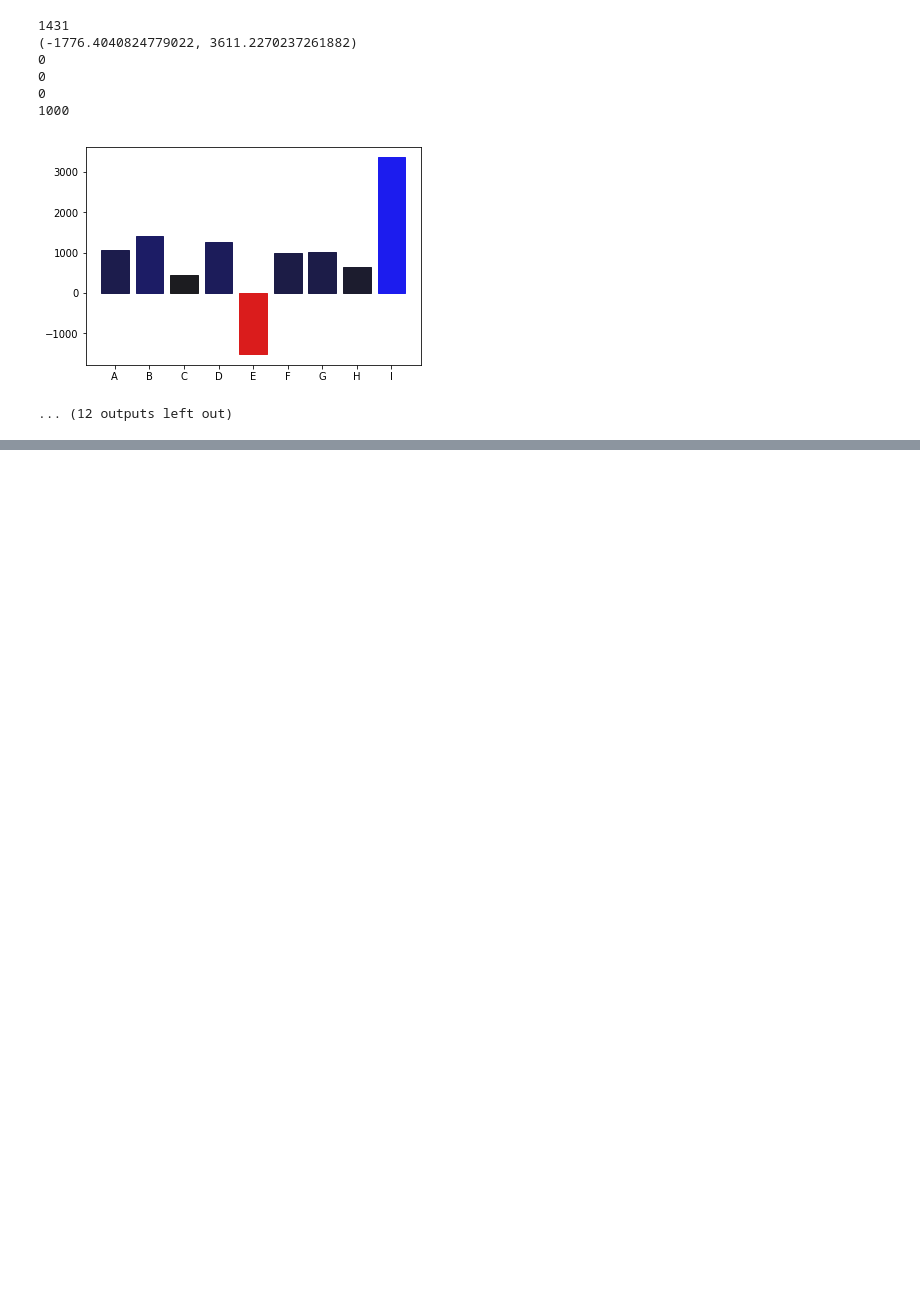
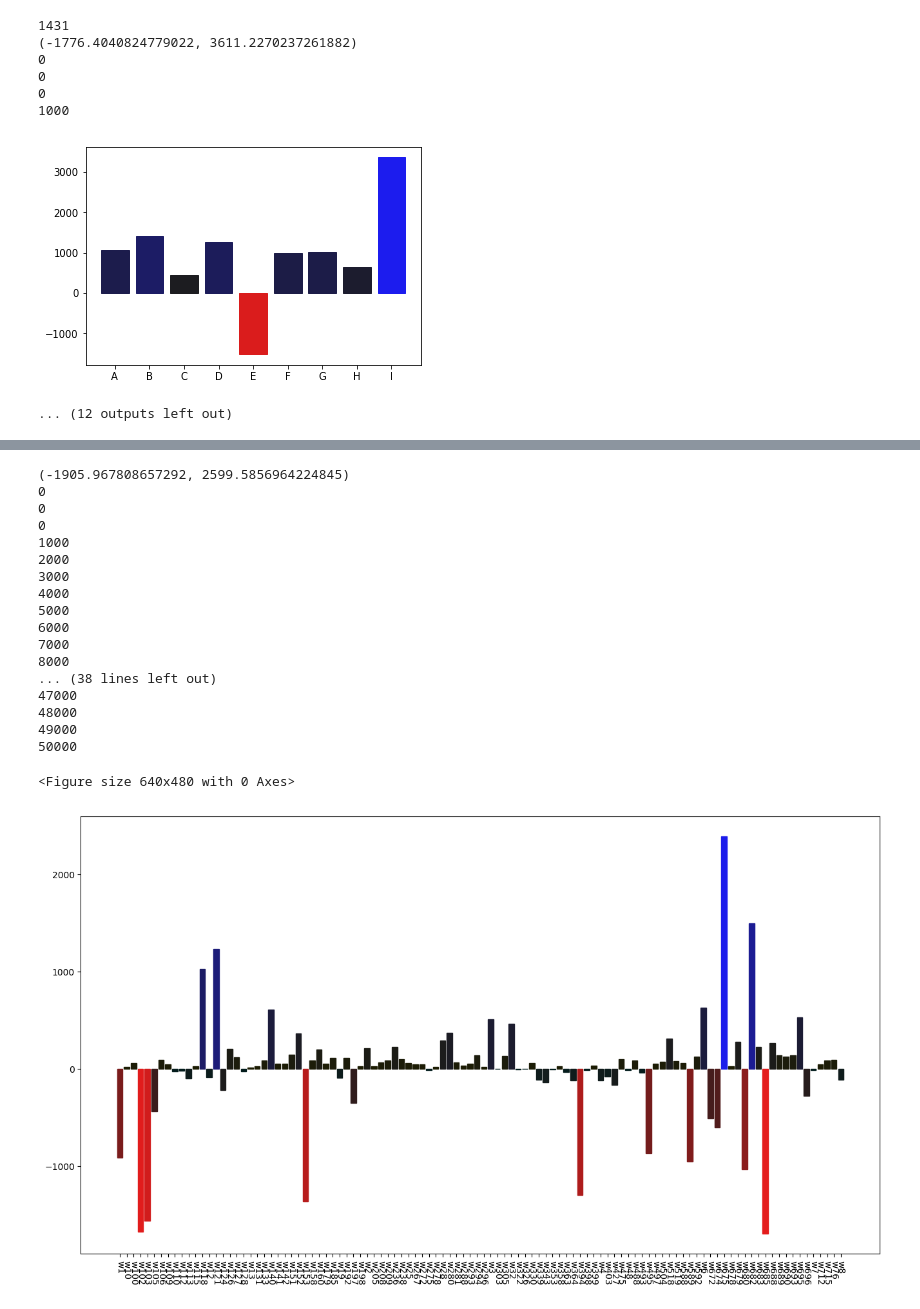
Before and after one commit to o19s/jarjar, a Jupyter notebook: animate_elo.ipynb, the cells around one changed output, grey strips where cells are left out. Cells and saved outputs as stored; diff of their text form; code cells hidden in the pictures; blank space fills up the shorter version.

```diff
--- a/animate_elo.ipynb
+++ b/animate_elo.ipynb
@@ -370,0 +467,4 @@ for i in range(0,12):
+# %%
+min_outlier = 'w101'
+max_outlier = 'w108'
+frame_data_2=elo_rate_raters(csv_data,outliers=[min_outlier,max_outlier],noob=1)
@@ -370,0 +489,22 @@ for i in range(0,12):
+# %%
+animate_elo(frame_data_2,"movies/elo_no_outliers_from_1.mp4",page=100,dpi=100,width=16,height=9,xrotate=-90)
+# %% [output]
+(-1905.967808657292, 2599.5856964224845)
+0
+0
+0
+1000
+2000
+3000
+4000
+5000
+6000
+7000
+8000
+... (38 lines left out)
+47000
+48000
+49000
+50000
+<Figure size 640x480 with 0 Axes>
+[figure, added]
```
Also changed, not shown: parts of 8 cells of this notebook, 1 other file.
